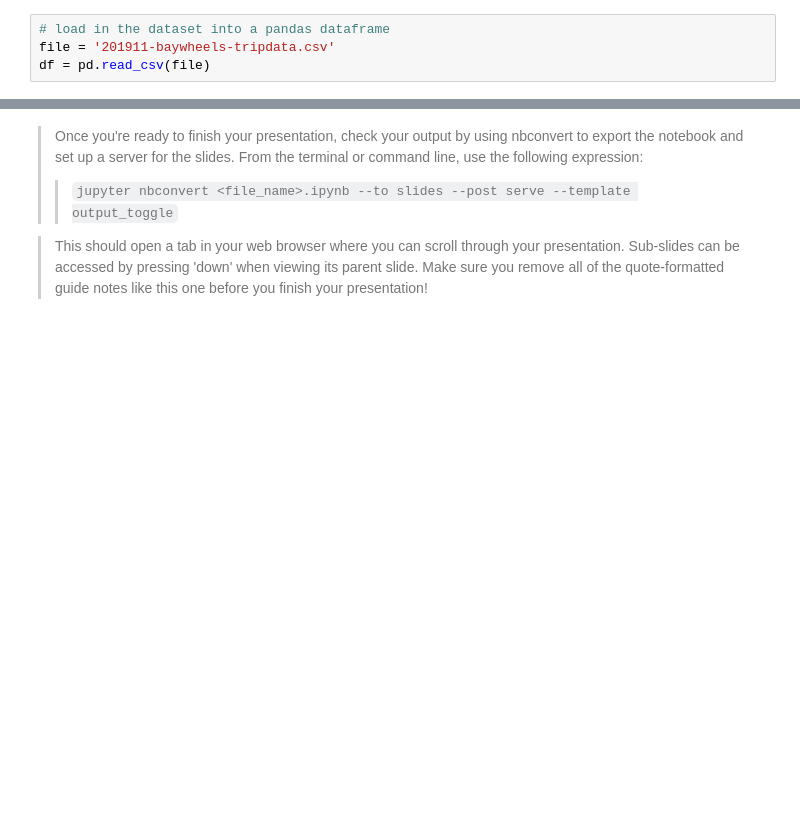
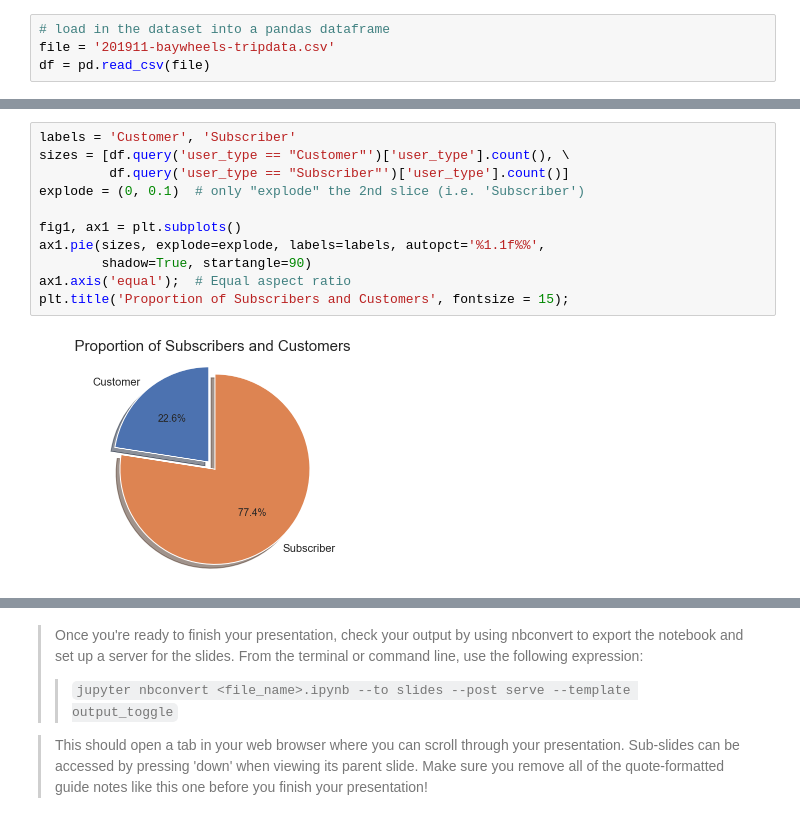
Before and after one commit to hnajar/BayWheel-Data-Analysis, a Jupyter notebook: slide_deck_Hadi.ipynb, the cells around one changed output, grey strips where cells are left out. Drawn from its saved outputs; the diff is of its cells as text; blank space fills up the shorter version.

```diff
--- a/slide_deck_Hadi.ipynb
+++ b/slide_deck_Hadi.ipynb
@@ -213,0 +55,13 @@ g.set_xlabels('Duration [sec]').set_ylabels('Distance Traveled [m]');
+# %%
+labels = 'Customer', 'Subscriber'
+sizes = [df.query('user_type == "Customer"')['user_type'].count(), \
+         df.query('user_type == "Subscriber"')['user_type'].count()]
+explode = (0, 0.1)  # only "explode" the 2nd slice (i.e. 'Subscriber')
+
+fig1, ax1 = plt.subplots()
+ax1.pie(sizes, explode=explode, labels=labels, autopct='%1.1f%%',
+        shadow=True, startangle=90)
+ax1.axis('equal');  # Equal aspect ratio
+plt.title('Proportion of Subscribers and Customers', fontsize = 15);
+# %% [output]
+[figure, added]
```
Also changed, not shown: parts of 41 cells of this notebook, 1 other file.
